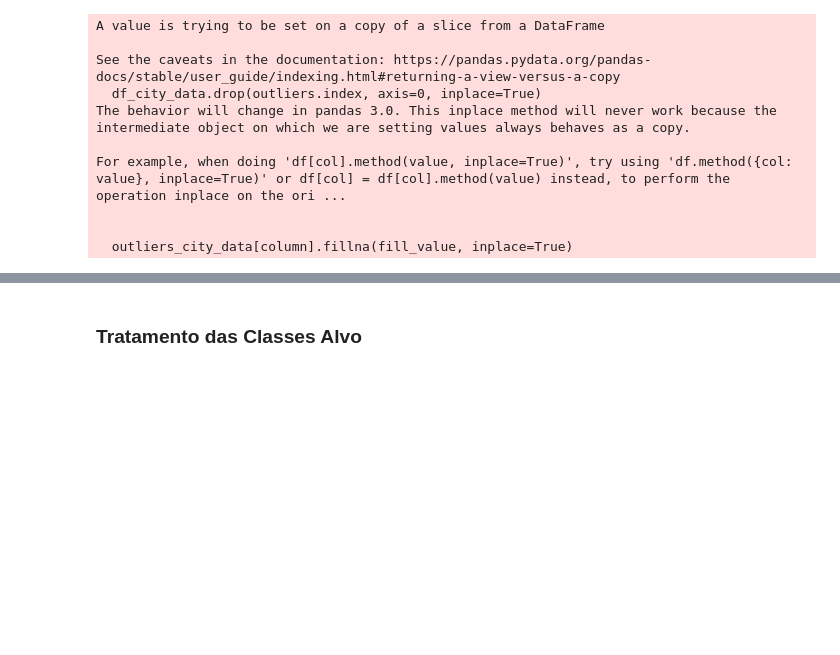
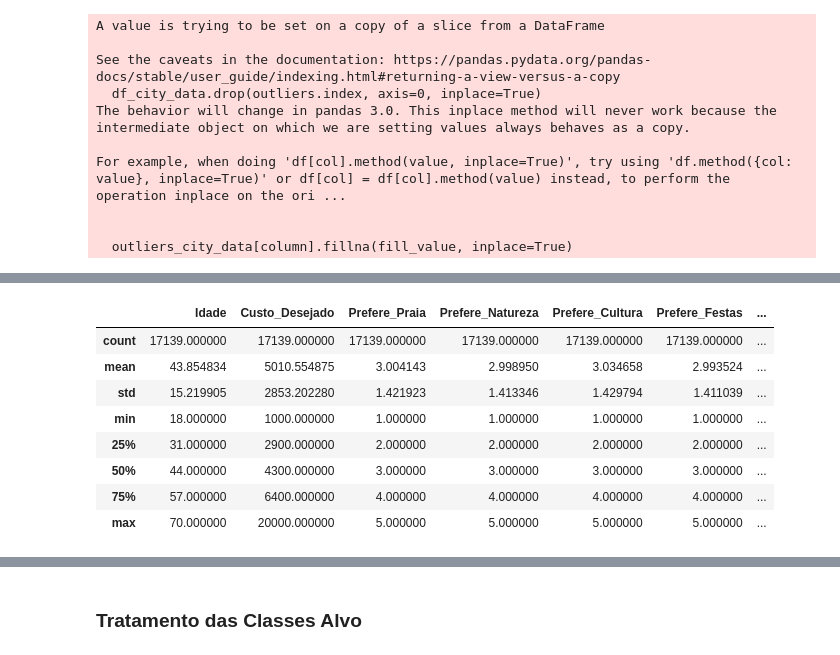
Before and after one commit to PedroMeerholz/viagens-ml, a Jupyter notebook: notebooks/transformacao_dos_dados.ipynb, the cells around one changed output, grey strips where cells are left out. Drawn from its saved outputs; the diff is of its cells as text; code cells hidden in the pictures; blank space fills up the shorter version.

```diff
--- a/notebooks/transformacao_dos_dados.ipynb
+++ b/notebooks/transformacao_dos_dados.ipynb
@@ -311,0 +326,12 @@ for col in df.select_dtypes(include=['float64', 'int64']).columns:
+# %%
+df.describe()
+# %% [output]
+|  | Idade | Custo_Desejado | Prefere_Praia | Prefere_Natureza | Prefere_Cultura | Prefere_Festas | ... |
+| count | 17139.000000 | 17139.000000 | 17139.000000 | 17139.000000 | 17139.000000 | 17139.000000 | ... |
+| mean | 43.854834 | 5010.554875 | 3.004143 | 2.998950 | 3.034658 | 2.993524 | ... |
+| std | 15.219905 | 2853.202280 | 1.421923 | 1.413346 | 1.429794 | 1.411039 | ... |
+| min | 18.000000 | 1000.000000 | 1.000000 | 1.000000 | 1.000000 | 1.000000 | ... |
+| 25% | 31.000000 | 2900.000000 | 2.000000 | 2.000000 | 2.000000 | 2.000000 | ... |
+| 50% | 44.000000 | 4300.000000 | 3.000000 | 3.000000 | 3.000000 | 3.000000 | ... |
+| 75% | 57.000000 | 6400.000000 | 4.000000 | 4.000000 | 4.000000 | 4.000000 | ... |
+| max | 70.000000 | 20000.000000 | 5.000000 | 5.000000 | 5.000000 | 5.000000 | ... |
```
Also changed, not shown: parts of 18 cells of this notebook.
